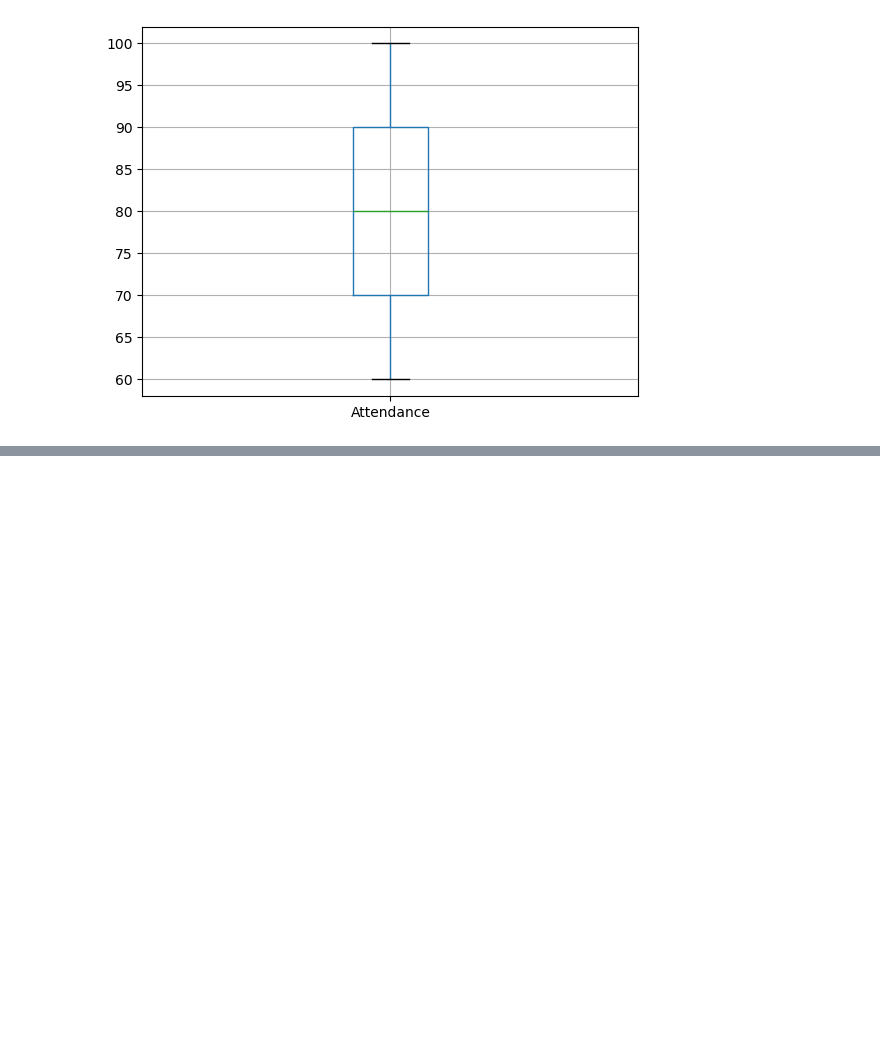
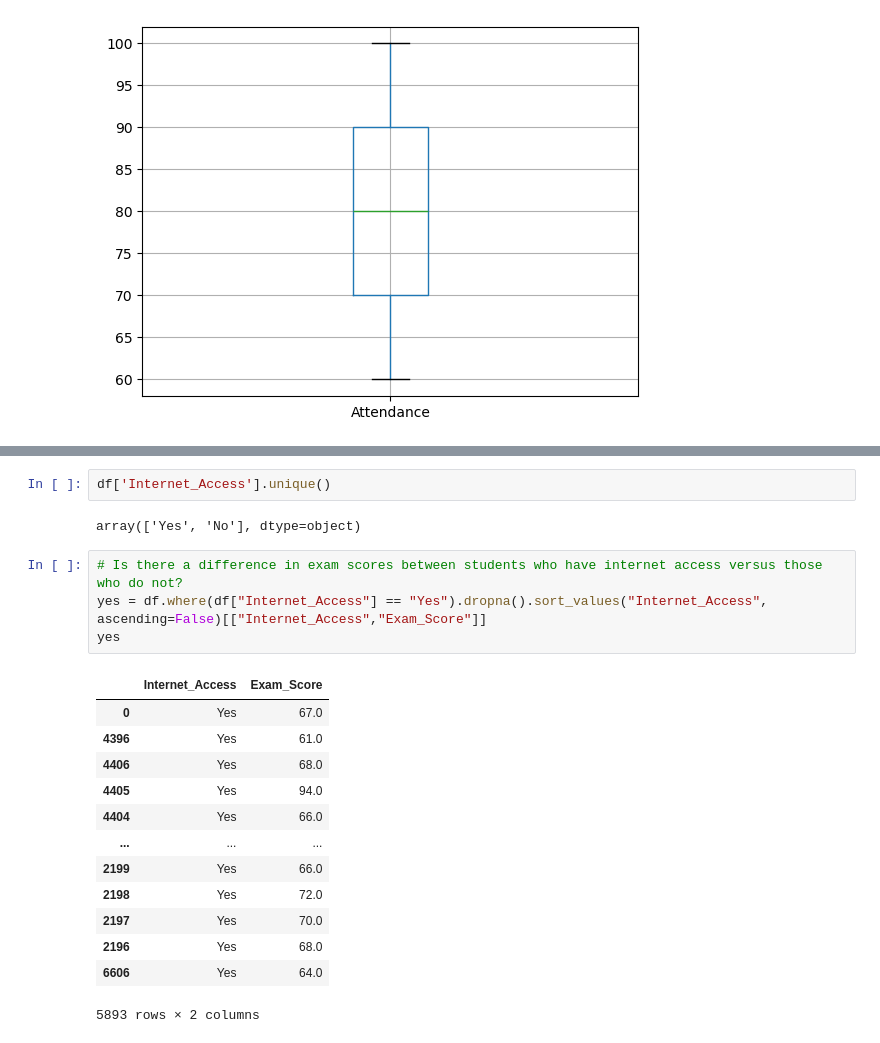
Before and after one commit to ThomasShikalepo/Data-Analysis, a Jupyter notebook: StudentPeromanceFactors.ipynb, the cells around one changed output, grey strips where cells are left out. Cells and saved outputs as stored; diff of their text form; blank space fills up the shorter version.

```diff
--- a/StudentPeromanceFactors.ipynb
+++ b/StudentPeromanceFactors.ipynb
@@ -363,0 +382,22 @@ df.boxplot(column='Attendance')
+# %%
+df['Internet_Access'].unique()
+# %% [output]
+array(['Yes', 'No'], dtype=object)
+# %%
+# Is there a difference in exam scores between students who have internet access versus those who do not?
+yes = df.where(df["Internet_Access"] == "Yes").dropna().sort_values("Internet_Access", ascending=False)[["Internet_Access","Exam_Score"]]
+yes
+# %% [output]
+|  | Internet_Access | Exam_Score |
+| 0 | Yes | 67.0 |
+| 4396 | Yes | 61.0 |
+| 4406 | Yes | 68.0 |
+| 4405 | Yes | 94.0 |
+| 4404 | Yes | 66.0 |
+| ... | ... | ... |
+| 2199 | Yes | 66.0 |
+| 2198 | Yes | 72.0 |
+| 2197 | Yes | 70.0 |
+| 2196 | Yes | 68.0 |
+| 6606 | Yes | 64.0 |
+5893 rows × 2 columns
```
Also changed, not shown: parts of 5 cells of this notebook.
